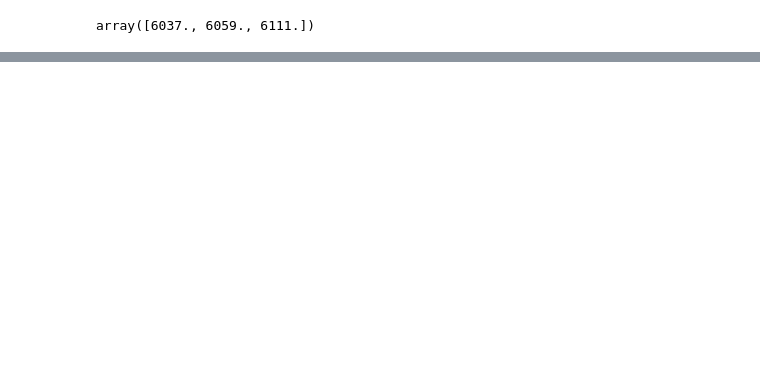
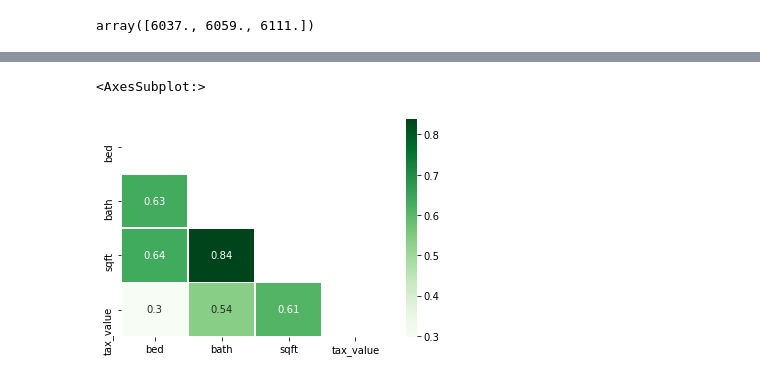
Before and after one commit to parkervoit/zillow-regression-project, a Jupyter notebook: scratch_workbook.ipynb, the cells around one changed output, grey strips where cells are left out. Saved outputs shown, nothing was run; the diff lists cells and outputs as text; code cells hidden in the pictures; blank space fills up the shorter version.

```diff
--- a/scratch_workbook.ipynb
+++ b/scratch_workbook.ipynb
@@ -79,0 +115,4 @@ zillow_df
+# %%
+# removes outliers
+zillow_df = zillow_df[(np.abs(stats.zscore(zillow_df['tax_value'])) < 3)]
+zillow_df.info()
@@ -79,0 +164,2 @@ zillow_df
+# %%
+train,validate,test = prepare.train_validate_test_split(zillow_df)
@@ -79,0 +179,5 @@ zillow_df
+# %%
+explore.heat_corr(train[['bed','bath','sqft','tax_value']])
+# %% [output]
+<AxesSubplot:>
+[figure, added]
```
Also changed, not shown: parts of 27 cells of this notebook, 4 other files.
